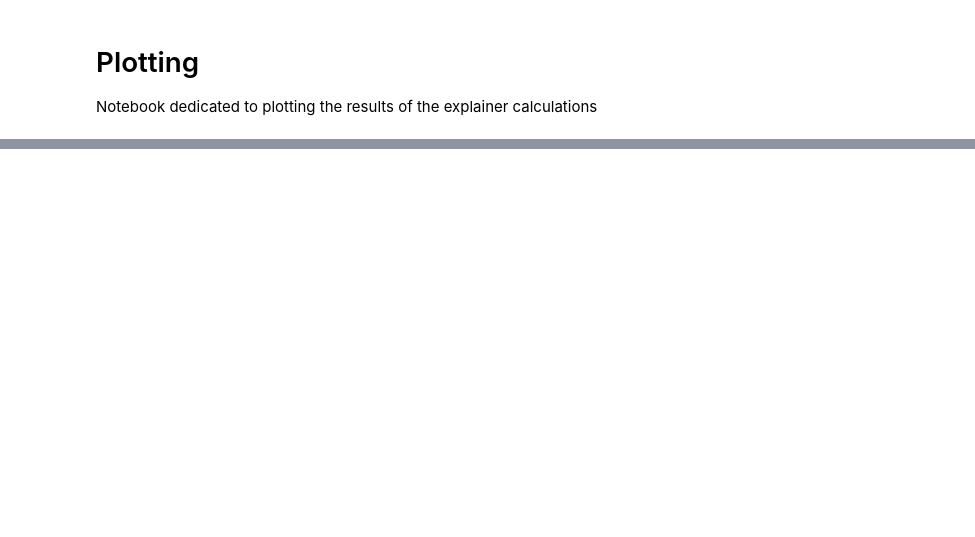
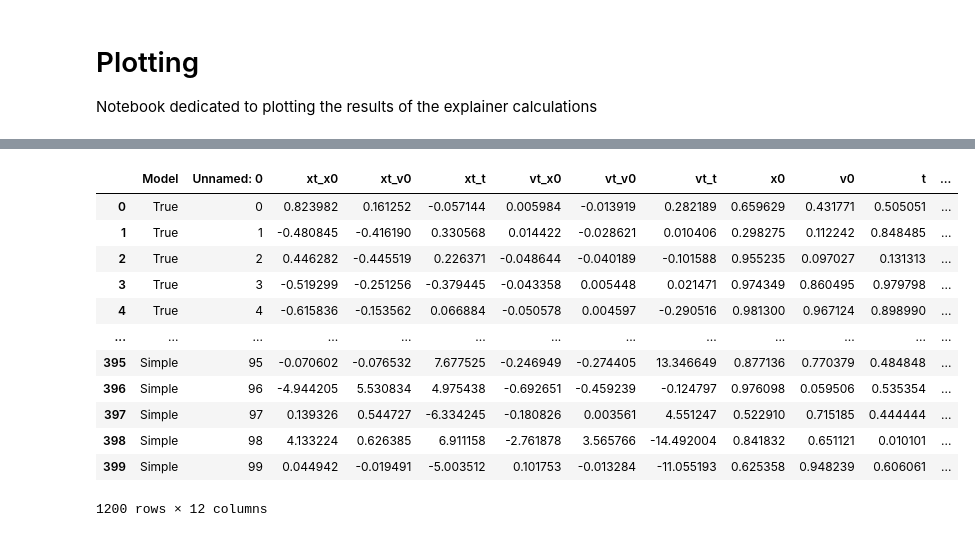
Before and after one commit to wgrosche/XAI, a Jupyter notebook: Plotting/Plotting_Notebook_all.ipynb, the cells around one changed output, grey strips where cells are left out. Cells and saved outputs as stored; diff of their text form; code cells hidden in the pictures; blank space fills up the shorter version.

```diff
--- a/Plotting/Plotting_Notebook_all.ipynb
+++ b/Plotting/Plotting_Notebook_all.ipynb
@@ -60,31 +60,32 @@ Param_array = [{'alpha' : -1.0, 'beta' : 1.0, 'gamma' : 0.37, 'delta' : 0.3, 'om
                   {'alpha' : -1.0, 'beta' : 1.0, 'gamma' : 0.37, 'delta' : 0.3, 'omega' : 0.1},
                   {'alpha' : -1.0, 'beta' : 1.0, 'gamma' : 0.5, 'delta' : 0.3, 'omega' : 1.2}]
 
-
-i = 3
+i = 0
 k = 0
 
 plot_features = [r"$x_0$", r"$v_0$", r"$t$"]
 plot_labels = [r"$x_t$", r"$v_t$"]
 
-model_names = {"True" : "Simulation", "Complex" : "Complex Model", "Simple" : "Simple Model"}
+model_names = {"True" : "Simulation", "Complex" : "DNN", "Simple" : "SNN"}
 feature_setting = Settings[i]
 params = Param_array[k]
-
-plot_features.append(feature_setting)
-results_folder = "Array_Submission_9/"
+if feature_setting == "Gamma":
+    plot_features.append(r"$\gamma$")
+else:
+    plot_features.append(feature_setting)
+results_folder = "Array_Submission_3/"
 save = True
-save_suffix = "_setting_"+str(i)+"_param_"+str(k)
+save_suffix = "_setting_"+str(i)+"_param_"+str(k) + "old_run_4"
 
 
 if feature_setting == "Base":
-    from Array_Submission_9.BaseDuffing import Duffing
+    from Array_Submission_4.BaseDuffing import Duffing
 elif feature_setting == "Random":
-    from Array_Submission_9.RandomDuffing import Duffing
+    from Array_Submission_8.RandomDuffing import Duffing
 elif feature_setting == "Energy":
-    from Array_Submission_9.EnergyDuffing import Duffing
+    from Array_Submission_8.EnergyDuffing import Duffing
 elif feature_setting == "Gamma":
-    from Array_Submission_9.GammaDuffing import Duffing
+    from Array_Submission_8.GammaDuffing import Duffing
 # %%
 # load dataset
 duffing = Duffing(parameters = params)
@@ -319,0 +325,16 @@ if save == True:
+# %%
+big_df
+# %% [output]
+|  | Model | Unnamed: 0 | xt_x0 | xt_v0 | xt_t | vt_x0 | vt_v0 | vt_t | x0 | v0 | t | ... |
+| 0 | True | 0 | 0.823982 | 0.161252 | -0.057144 | 0.005984 | -0.013919 | 0.282189 | 0.659629 | 0.431771 | 0.505051 | ... |
+| 1 | True | 1 | -0.480845 | -0.416190 | 0.330568 | 0.014422 | -0.028621 | 0.010406 | 0.298275 | 0.112242 | 0.848485 | ... |
+| 2 | True | 2 | 0.446282 | -0.445519 | 0.226371 | -0.048644 | -0.040189 | -0.101588 | 0.955235 | 0.097027 | 0.131313 | ... |
+| 3 | True | 3 | -0.519299 | -0.251256 | -0.379445 | -0.043358 | 0.005448 | 0.021471 | 0.974349 | 0.860495 | 0.979798 | ... |
+| 4 | True | 4 | -0.615836 | -0.153562 | 0.066884 | -0.050578 | 0.004597 | -0.290516 | 0.981300 | 0.967124 | 0.898990 | ... |
+| ... | ... | ... | ... | ... | ... | ... | ... | ... | ... | ... | ... | ... |
+| 395 | Simple | 95 | -0.070602 | -0.076532 | 7.677525 | -0.246949 | -0.274405 | 13.346649 | 0.877136 | 0.770379 | 0.484848 | ... |
+| 396 | Simple | 96 | -4.944205 | 5.530834 | 4.975438 | -0.692651 | -0.459239 | -0.124797 | 0.976098 | 0.059506 | 0.535354 | ... |
+| 397 | Simple | 97 | 0.139326 | 0.544727 | -6.334245 | -0.180826 | 0.003561 | 4.551247 | 0.522910 | 0.715185 | 0.444444 | ... |
+| 398 | Simple | 98 | 4.133224 | 0.626385 | 6.911158 | -2.761878 | 3.565766 | -14.492004 | 0.841832 | 0.651121 | 0.010101 | ... |
+| 399 | Simple | 99 | 0.044942 | -0.019491 | -5.003512 | 0.101753 | -0.013284 | -11.055193 | 0.625358 | 0.948239 | 0.606061 | ... |
+1200 rows × 12 columns
```
Also changed, not shown: parts of 31 cells of this notebook, 21 other files.
